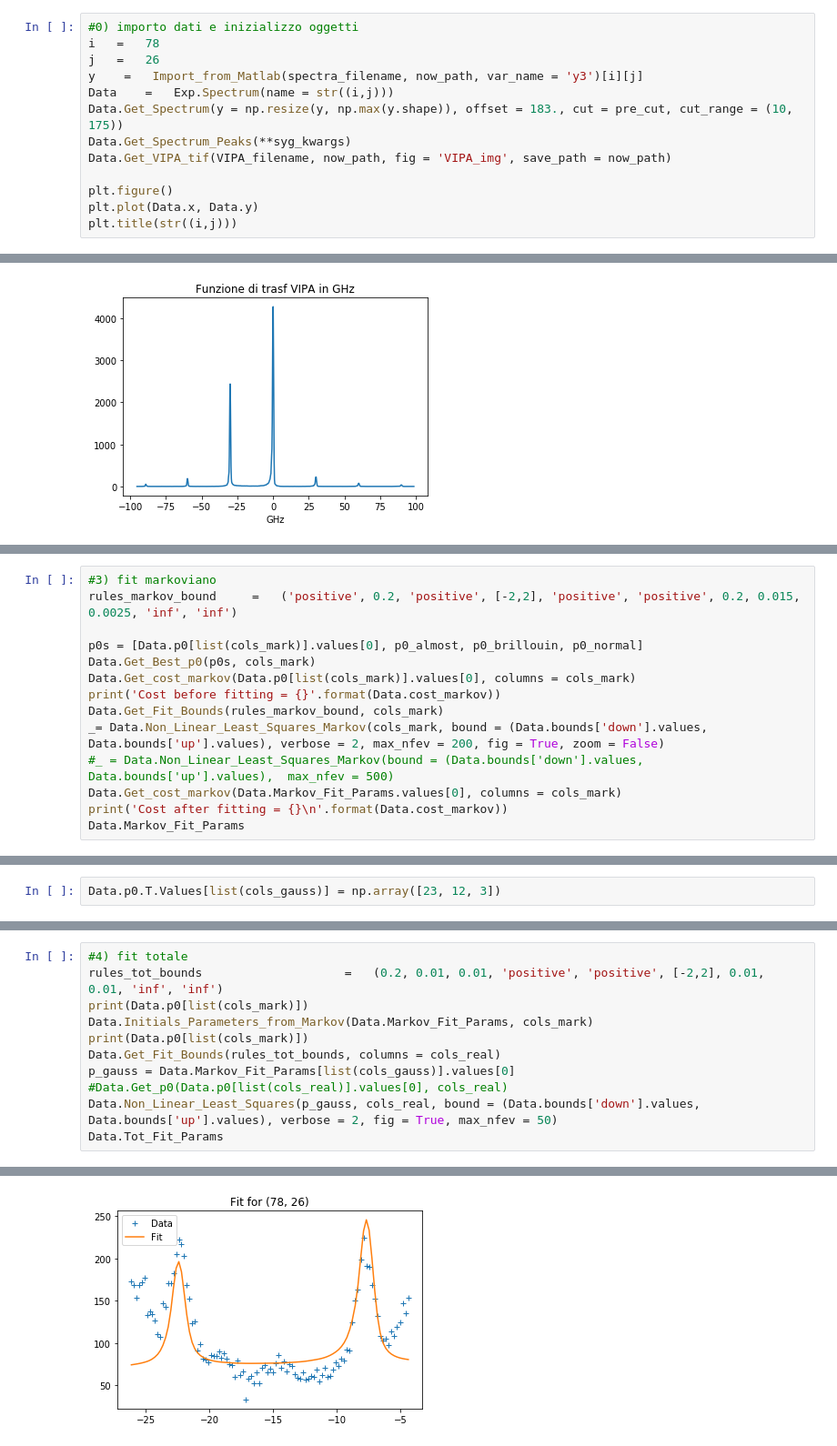
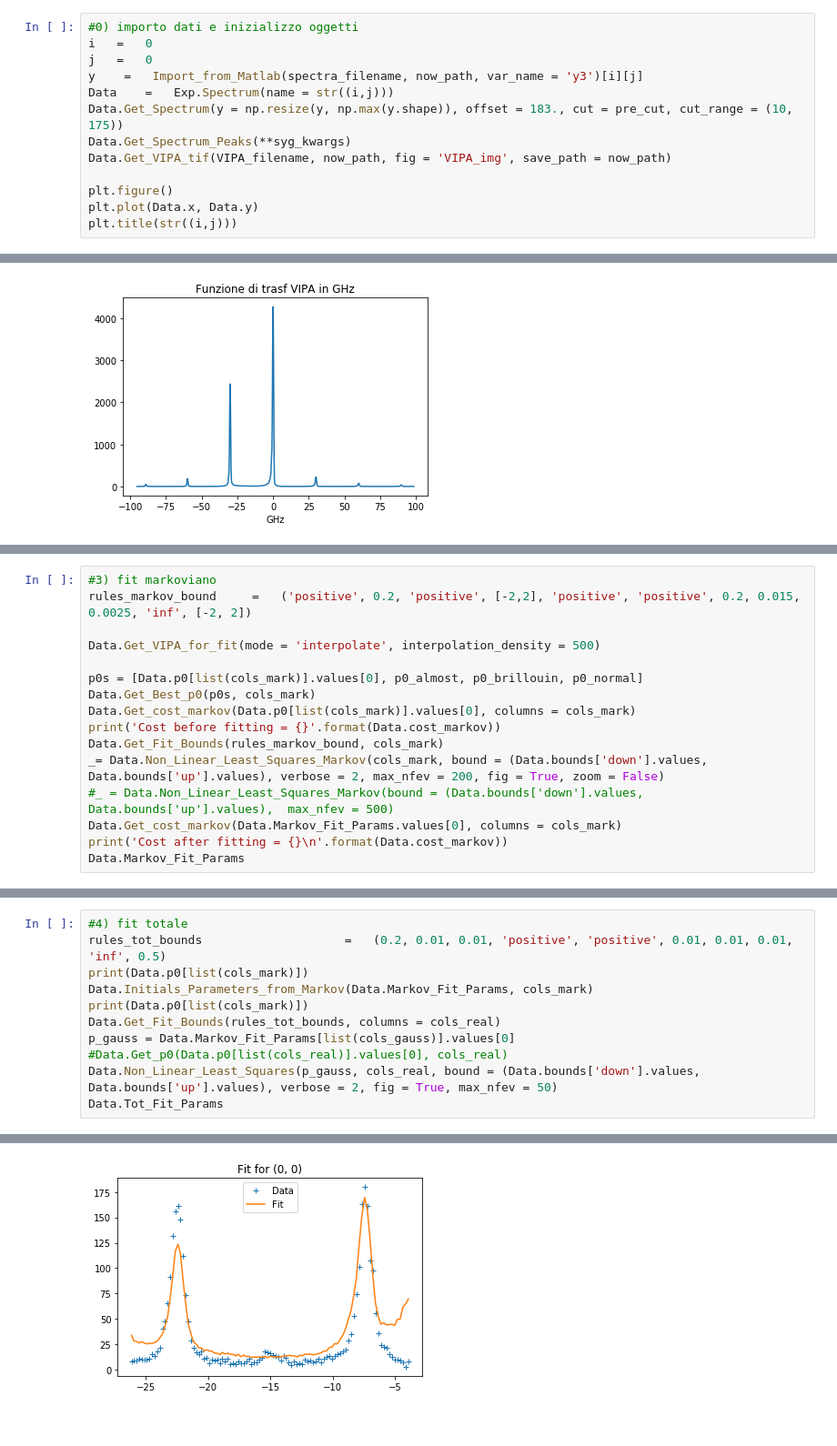
Before and after one commit to flautodipan/Python_Libraries, a Jupyter notebook: Experimentum_single.ipynb, the cells around one changed output, grey strips where cells are left out. Shown at 91% size. Drawn from its saved outputs; the diff is of its cells as text.

```diff
--- a/Experimentum_single.ipynb
+++ b/Experimentum_single.ipynb
@@ -79,8 +79,8 @@ p0_almost = np.array([ 1.07186924e-01,  7.63051819e+00,  1.33280055e-01,  1.9751
         1.59365161e+01,  2.77695117e-01,  6.43211621e+00])
 # %%
 #0) importo dati e inizializzo oggetti
-i   =   78
-j   =   26
+i   =   0
+j   =   0
 y    =   Import_from_Matlab(spectra_filename, now_path, var_name = 'y3')[i][j]
 Data    =   Exp.Spectrum(name = str((i,j)))
 Data.Get_Spectrum(y = np.resize(y, np.max(y.shape)), offset = 183., cut = pre_cut, cut_range = (10, 175))
@@ -170,6 +169,8 @@ plt.legend()
 # %%
 #3) fit markoviano
-rules_markov_bound     =   ('positive', 0.2, 'positive', [-2,2], 'positive', 'positive', 0.2, 0.015, 0.0025, 'inf', 'inf')
+rules_markov_bound     =   ('positive', 0.2, 'positive', [-2,2], 'positive', 'positive', 0.2, 0.015, 0.0025, 'inf', [-2, 2])
+
+Data.Get_VIPA_for_fit(mode = 'interpolate', interpolation_density = 500)
 
 p0s = [Data.p0[list(cols_mark)].values[0], p0_almost, p0_brillouin, p0_normal]
 Data.Get_Best_p0(p0s, cols_mark)
@@ -209,2 +207,0 @@ Cost after fitting = 277.55241377413705
-# %%
-Data.p0.T.Values[list(cols_gauss)] = np.array([23, 12, 3])
@@ -211,6 +214,6 @@ Data.p0.T.Values[list(cols_gauss)] = np.array([23, 12, 3])
 # %%
 #4) fit totale
-rules_tot_bounds                    =   (0.2, 0.01, 0.01, 'positive', 'positive', [-2,2], 0.01, 0.01, 'inf', 'inf')
+rules_tot_bounds                    =   (0.2, 0.01, 0.01, 'positive', 'positive', 0.01, 0.01, 0.01, 'inf', 0.5)
 print(Data.p0[list(cols_mark)])
 Data.Initials_Parameters_from_Markov(Data.Markov_Fit_Params, cols_mark)
 print(Data.p0[list(cols_mark)])
@@ -244 +247 @@ s impiegati a fare il fit totale  8.87495793
-[figure, old version]
+[figure, new version]
```
Also changed, not shown: parts of 17 cells of this notebook, 3 other files.
